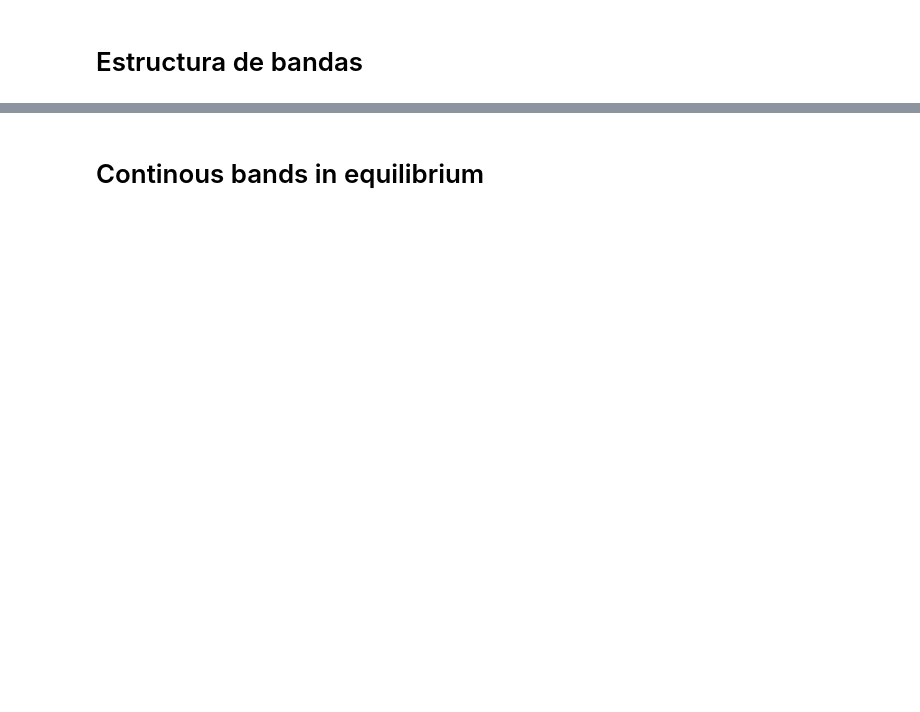
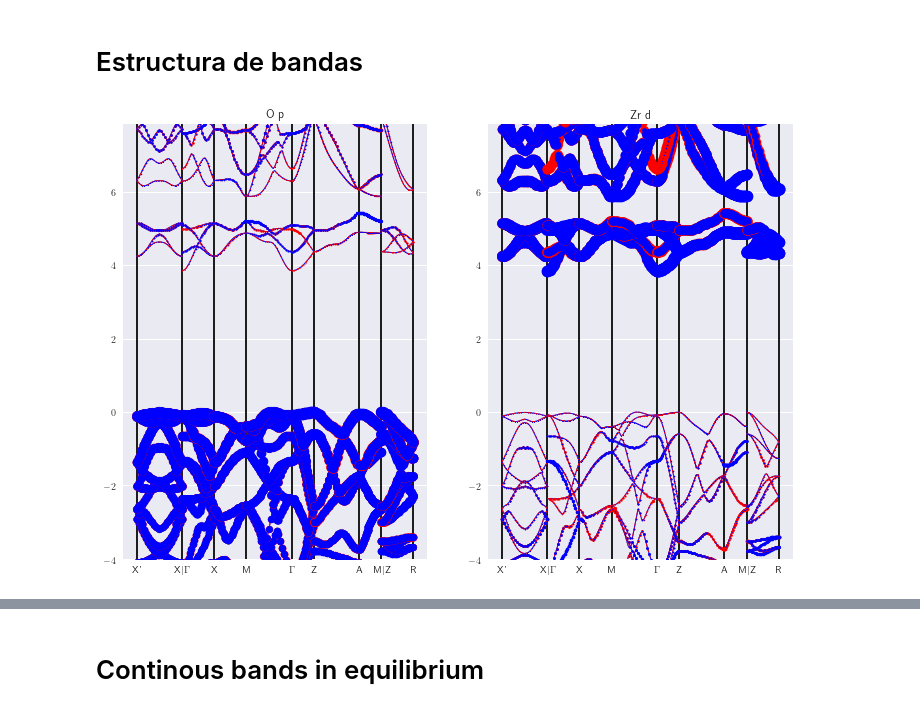
Before and after one commit to mdforti/ZrO2-Notebooks, a Jupyter notebook: ZrO2-Bands.ipynb, the cells around one changed output, grey strips where cells are left out. Saved outputs shown, nothing was run; the diff lists cells and outputs as text; code cells hidden in the pictures; blank space fills up the shorter version.

```diff
--- a/ZrO2-Bands.ipynb
+++ b/ZrO2-Bands.ipynb
@@ -90,0 +105,6 @@ bsplot = BSDOSPlotter(bs_projection="elements", dos_projection="elements")
+# %%
+bsprojplot = BSPlotterProjected(bs)
+# %%
+orb_proj_bs = bsprojplot.get_projected_plots_dots({'O':['p'], 'Zr':['d']})
+# %% [output]
+[figure, added]
```
Also changed, not shown: parts of 35 cells of this notebook, 2 other files.
